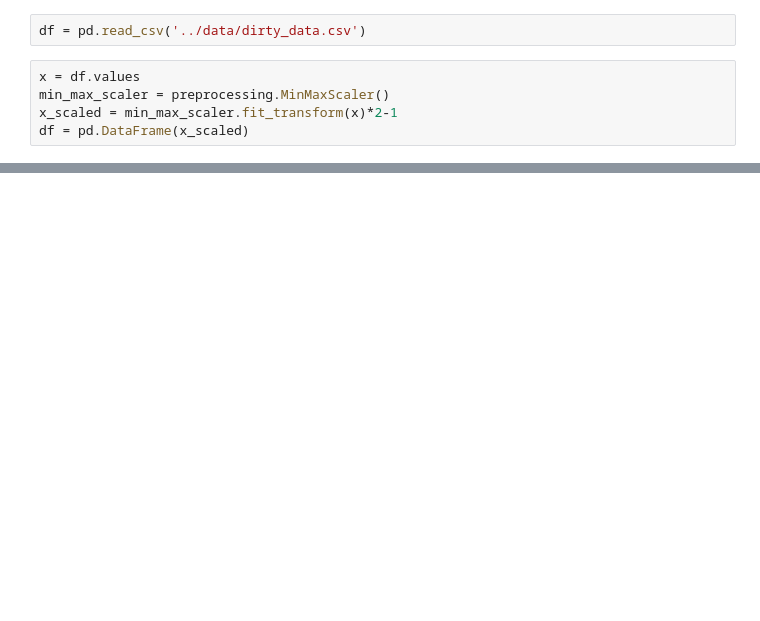
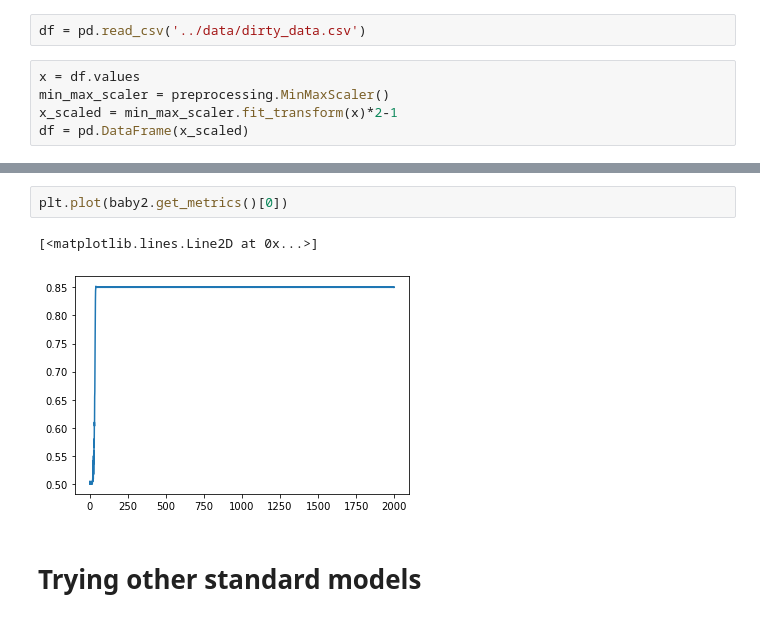
Before and after one commit to Pliploop/Perceptron_from_scratch, a Jupyter notebook: notebooks/EDA.ipynb, the cells around one changed output, grey strips where cells are left out. Drawn from its saved outputs; the diff is of its cells as text; blank space fills up the shorter version.

```diff
--- a/notebooks/EDA.ipynb
+++ b/notebooks/EDA.ipynb
@@ -26,0 +89,7 @@ df
+# %%
+plt.plot(baby2.get_metrics()[0])
+# %% [output]
+[<matplotlib.lines.Line2D at 0x...>]
+[figure, added]
+# %% [markdown]
+# Trying other standard models
```
Also changed, not shown: parts of 21 cells of this notebook, 1 other file.
